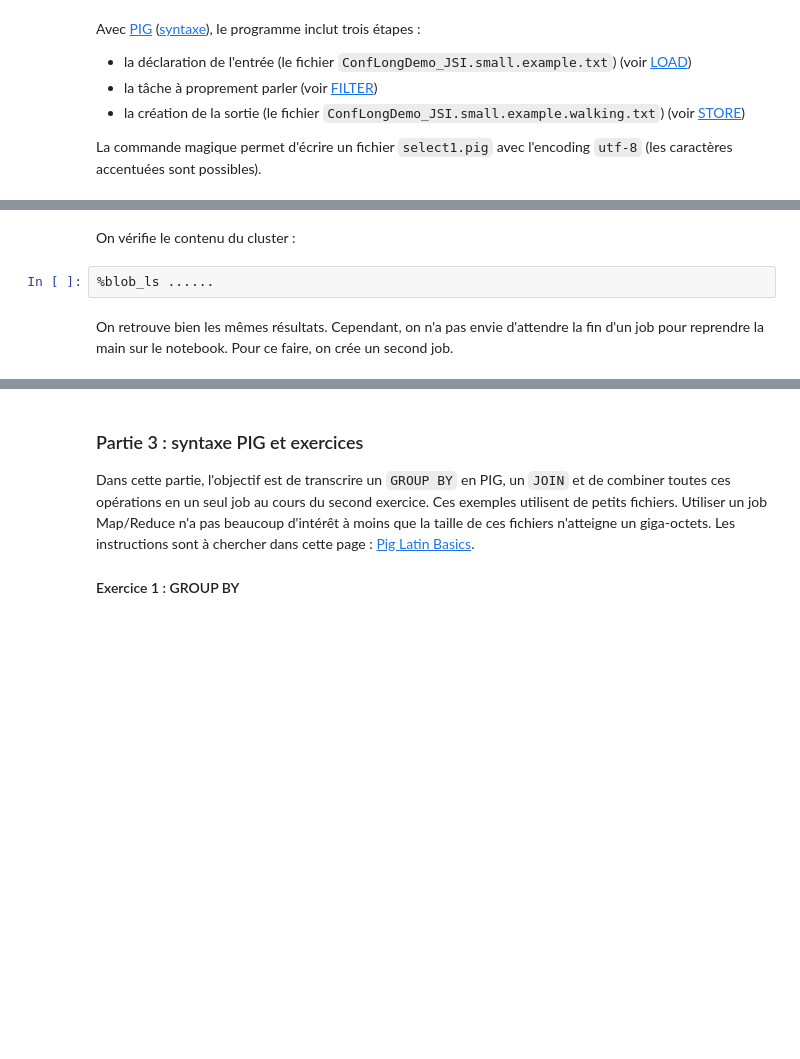
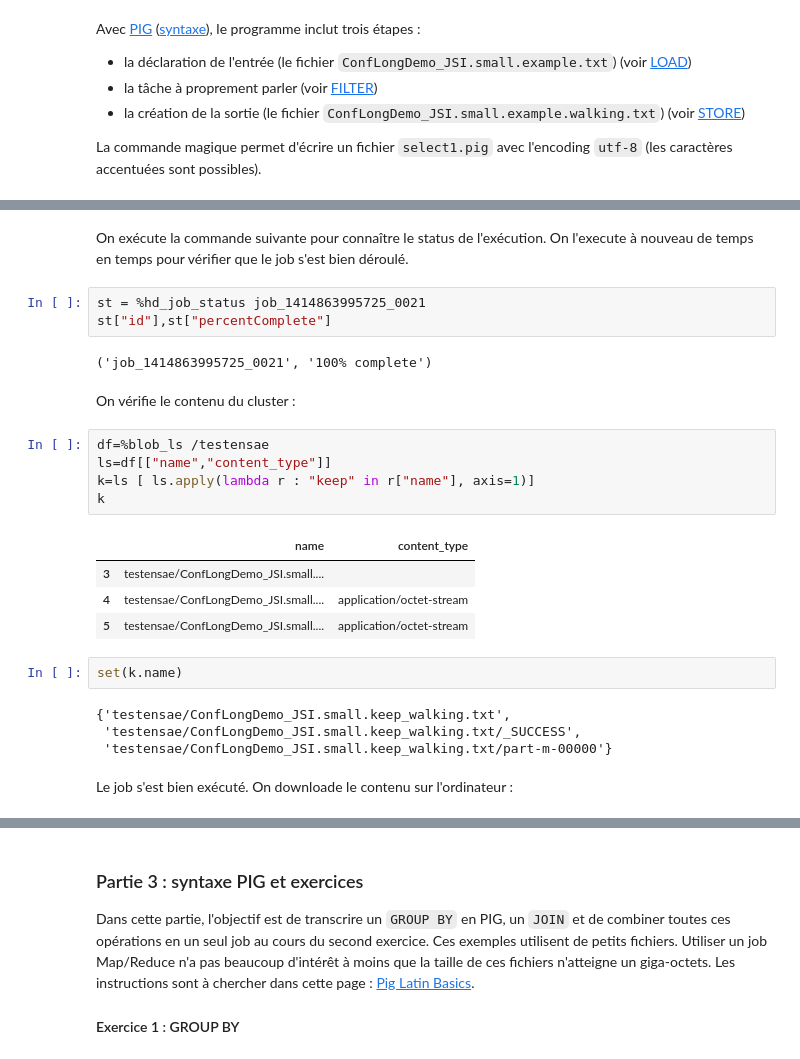
Before and after one commit to sdpython/ensae_teaching_cs, a Jupyter notebook: _doc/notebooks/td3a/td3a_cenonce_session6b.ipynb, the cells around one changed output, grey strips where cells are left out. Cells and saved outputs as stored; diff of their text form; blank space fills up the shorter version.

```diff
--- a/_doc/notebooks/td3a/td3a_cenonce_session6b.ipynb
+++ b/_doc/notebooks/td3a/td3a_cenonce_session6b.ipynb
@@ -273,6 +271,27 @@ La commande suivante fait deux choses : elle uploade le job sur la passerelle et
+# %% [markdown]
+On exécute la commande suivante pour connaître le status de l'exécution. On l'execute à nouveau de temps en temps pour vérifier que le job s'est bien déroulé.
+# %%
+st = %hd_job_status job_1414863995725_0021
+st["id"],st["percentComplete"]
+# %% [output]
+('job_1414863995725_0021', '100% complete')
 # %% [markdown]
 On vérifie le contenu du cluster :
-# %%
-%blob_ls ......
-# %% [markdown]
-On retrouve bien les mêmes résultats. Cependant, on n'a pas envie d'attendre la fin d'un job pour reprendre la main sur le notebook. Pour ce faire, on crée un second job.
+# %%
+df=%blob_ls /testensae
+ls=df[["name","content_type"]]
+k=ls [ ls.apply(lambda r : "keep" in r["name"], axis=1)]
+k
+# %% [output]
+|  | name | content_type |
+| 3 | testensae/ConfLongDemo_JSI.small.... |  |
+| 4 | testensae/ConfLongDemo_JSI.small.... | application/octet-stream |
+| 5 | testensae/ConfLongDemo_JSI.small.... | application/octet-stream |
+# %%
+set(k.name)
+# %% [output]
+{'testensae/ConfLongDemo_JSI.small.keep_walking.txt',
+ 'testensae/ConfLongDemo_JSI.small.keep_walking.txt/_SUCCESS',
+ 'testensae/ConfLongDemo_JSI.small.keep_walking.txt/part-m-00000'}
+# %% [markdown]
+Le job s'est bien exécuté. On downloade le contenu sur l'ordinateur :
```
Also changed, not shown: parts of 19 cells of this notebook, 4 other files.
